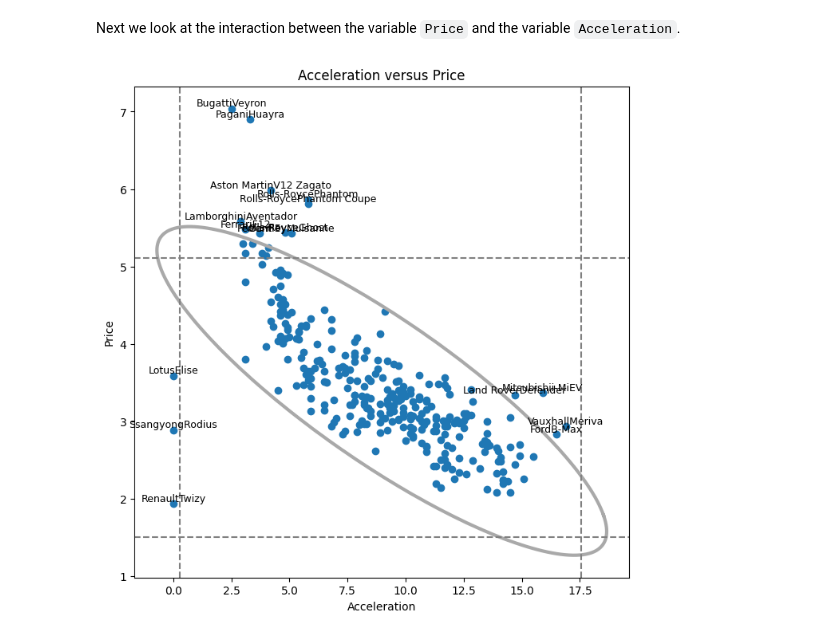
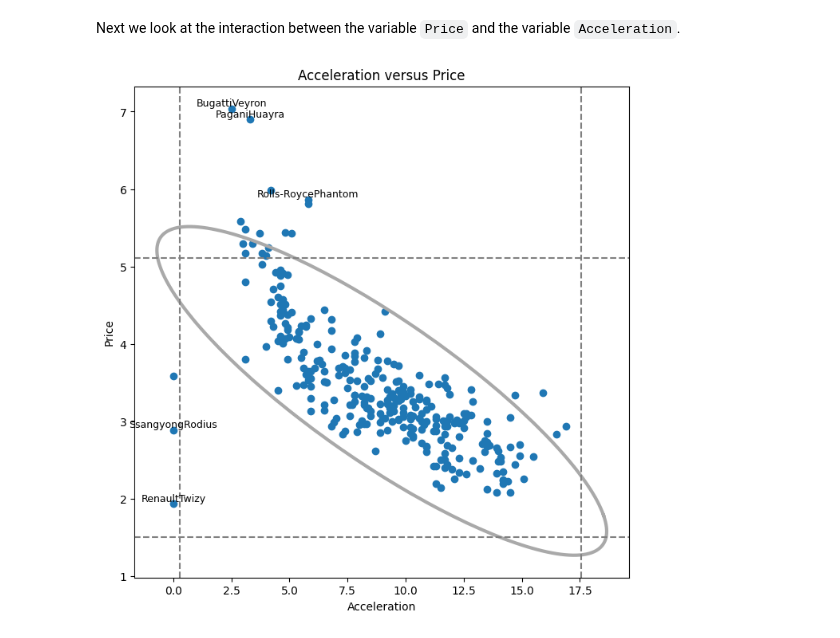
Before and after one commit to STAN-UAntwerp/robpy, a Jupyter notebook: docs/source/notebooks/cellmcd.ipynb, the cells around one changed output. Drawn from its saved outputs; the diff is of its cells as text; code cells hidden in the pictures.

```diff
--- a/docs/source/notebooks/cellmcd.ipynb
+++ b/docs/source/notebooks/cellmcd.ipynb
@@ -93,9 +100,10 @@ Next we look at the interaction between the variable `Price` and the variable `A
 # %%
 second_variable = 4
 second_variable_name = "Acceleration"
 cellmcd.cell_MCD_plot(
     second_variable,second_variable_name,car_models,variable,variable_name,"bivariate",
+    annotation_quantile=0.999999
 )
 plt.show()
 # %% [output]
-[figure, old version]
+[figure, new version]
```
Also changed, not shown: parts of 4 cells of this notebook, 2 other files.
